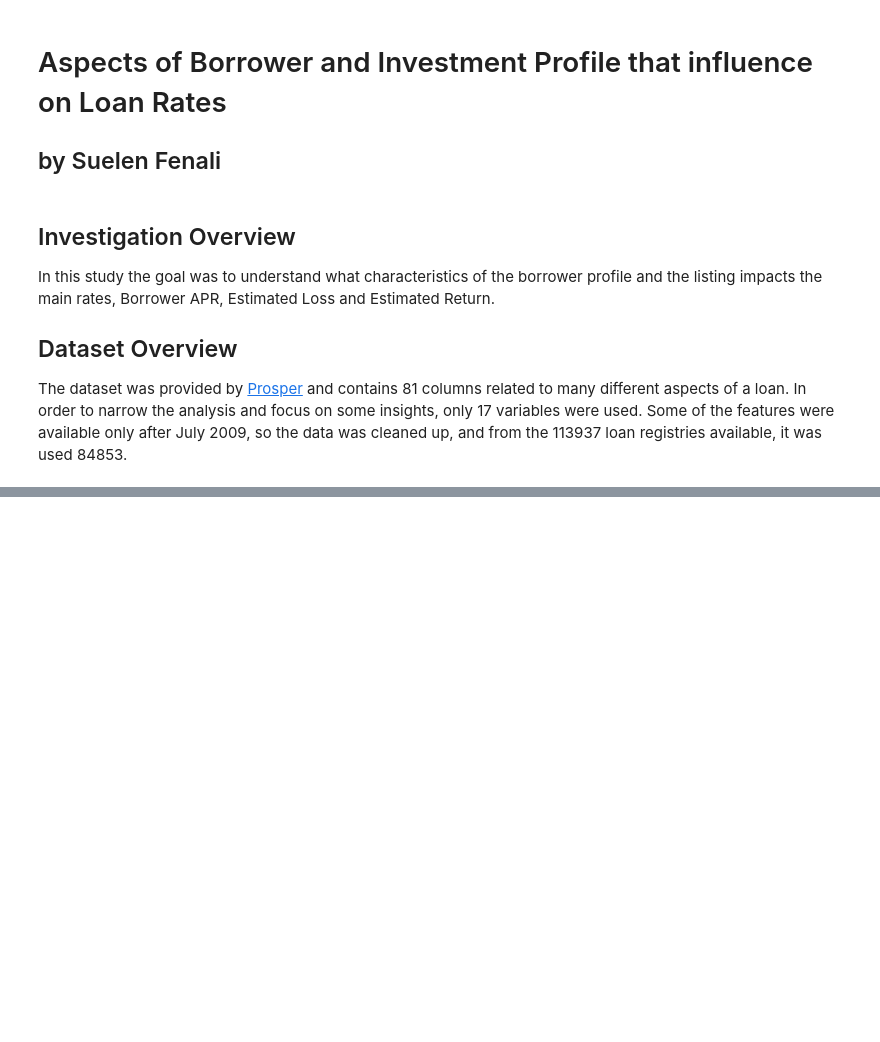
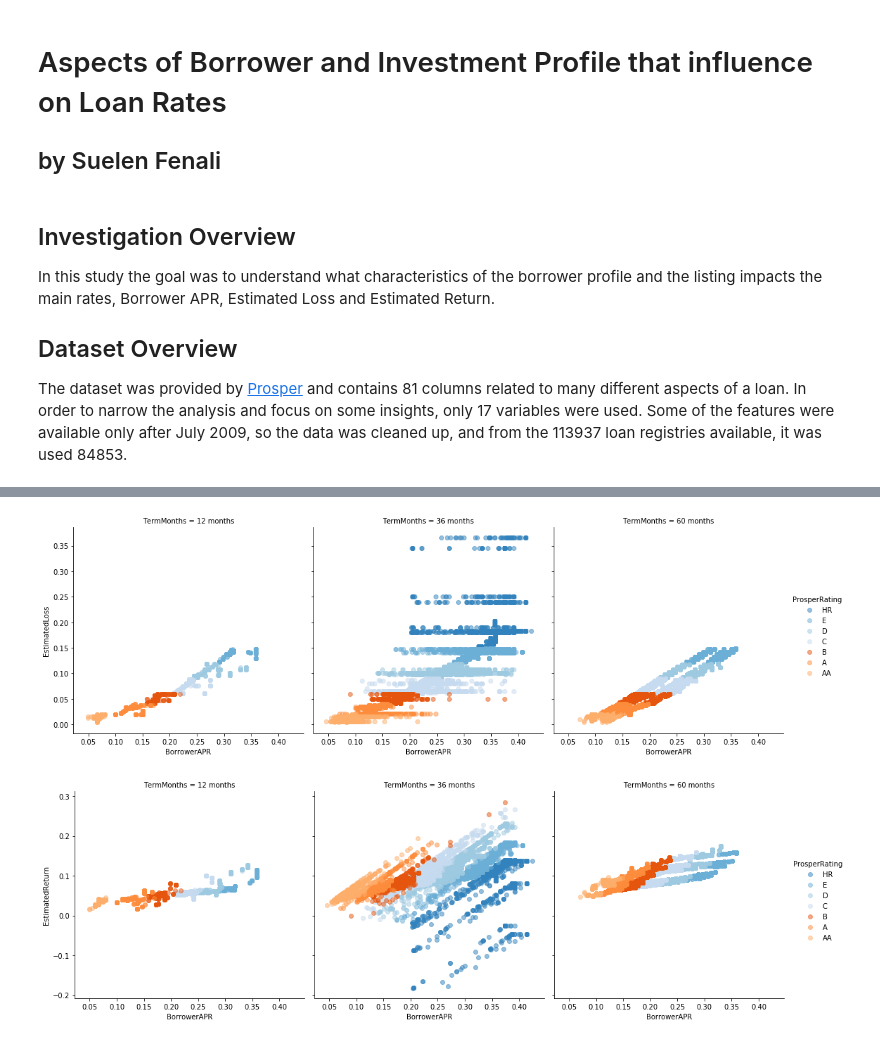
Before and after one commit to suefenali/data_analysis_nanodegree, a Jupyter notebook: project_5/slide_deck_loan_analysis.ipynb, the cells around one changed output, grey strips where cells are left out. Drawn from its saved outputs; the diff is of its cells as text; code cells hidden in the pictures; blank space fills up the shorter version.

```diff
--- a/project_5/slide_deck_loan_analysis.ipynb
+++ b/project_5/slide_deck_loan_analysis.ipynb
@@ -48,0 +46,21 @@ before you finish your presentation!
+# %%
+ratings = ['HR', 'E', 'D', 'C', 'B', 'A', 'AA']
+ratings = pd.api.types.CategoricalDtype(ordered=True, categories=ratings)
+loan['ProsperRating'] = loan['ProsperRating'].astype(ratings)
+
+terms = ['12 months', '36 months', '60 months']
+terms = pd.api.types.CategoricalDtype(ordered=True, categories=terms)
+loan['TermMonths'] = loan['TermMonths'].astype(terms)
+
+palette = sb.color_palette('tab20c', 7)
+g = sb.FacetGrid(data=loan, hue='ProsperRating', size=5, col='TermMonths', col_wrap=3, palette=palette);
+g.map(plt.scatter, 'BorrowerAPR', 'EstimatedLoss', alpha=0.5);
+g.add_legend();
+
+palette = sb.color_palette('tab20c', 7)
+g = sb.FacetGrid(data=loan, hue='ProsperRating', size=5, col='TermMonths', col_wrap=3, palette=palette);
+g.map(plt.scatter, 'BorrowerAPR', 'EstimatedReturn', alpha=0.5);
+g.add_legend();
+# %% [output]
+[figure, added]
+[figure, added]
```
Also changed, not shown: parts of 13 cells of this notebook, 1 other file.
